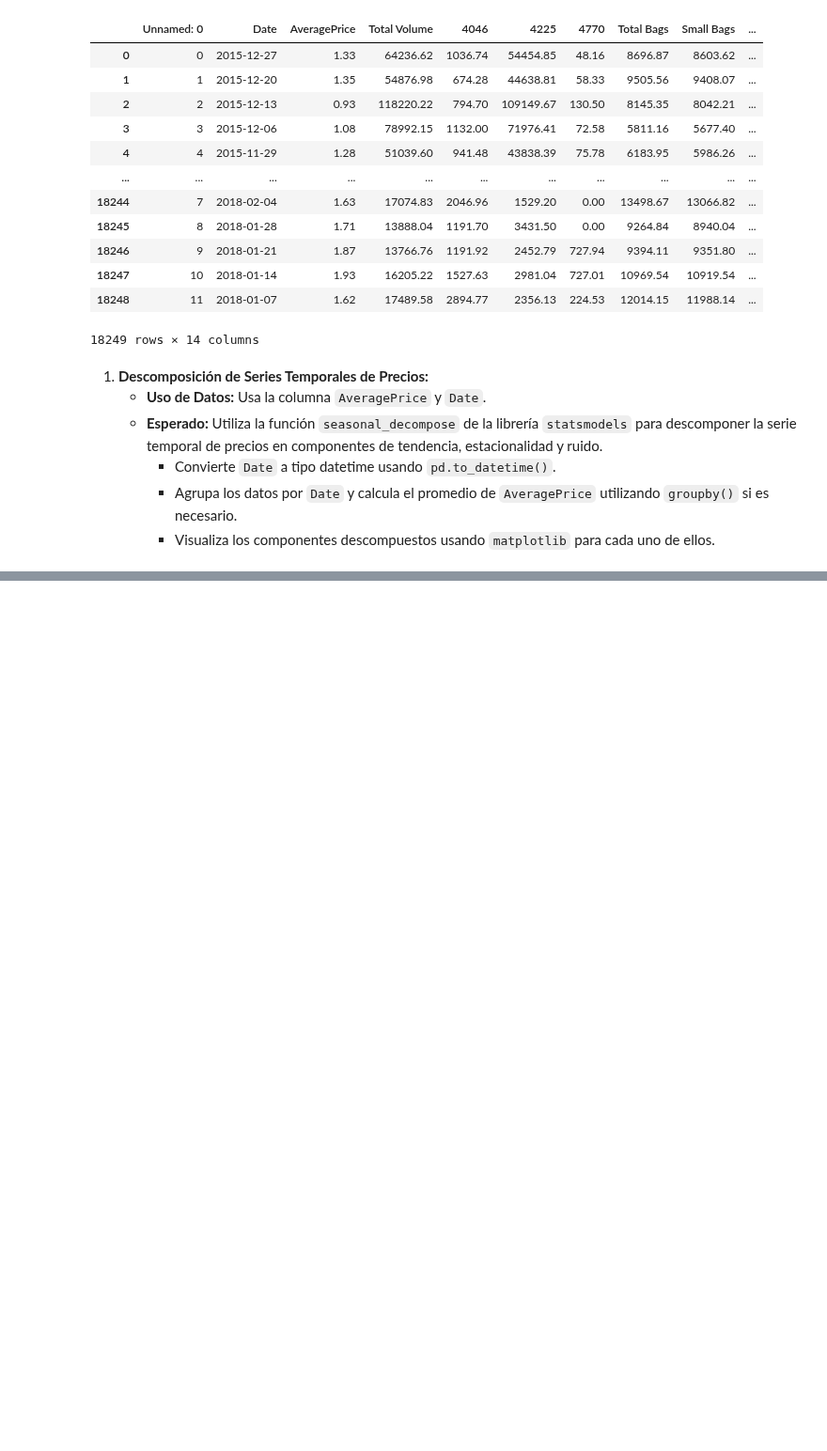
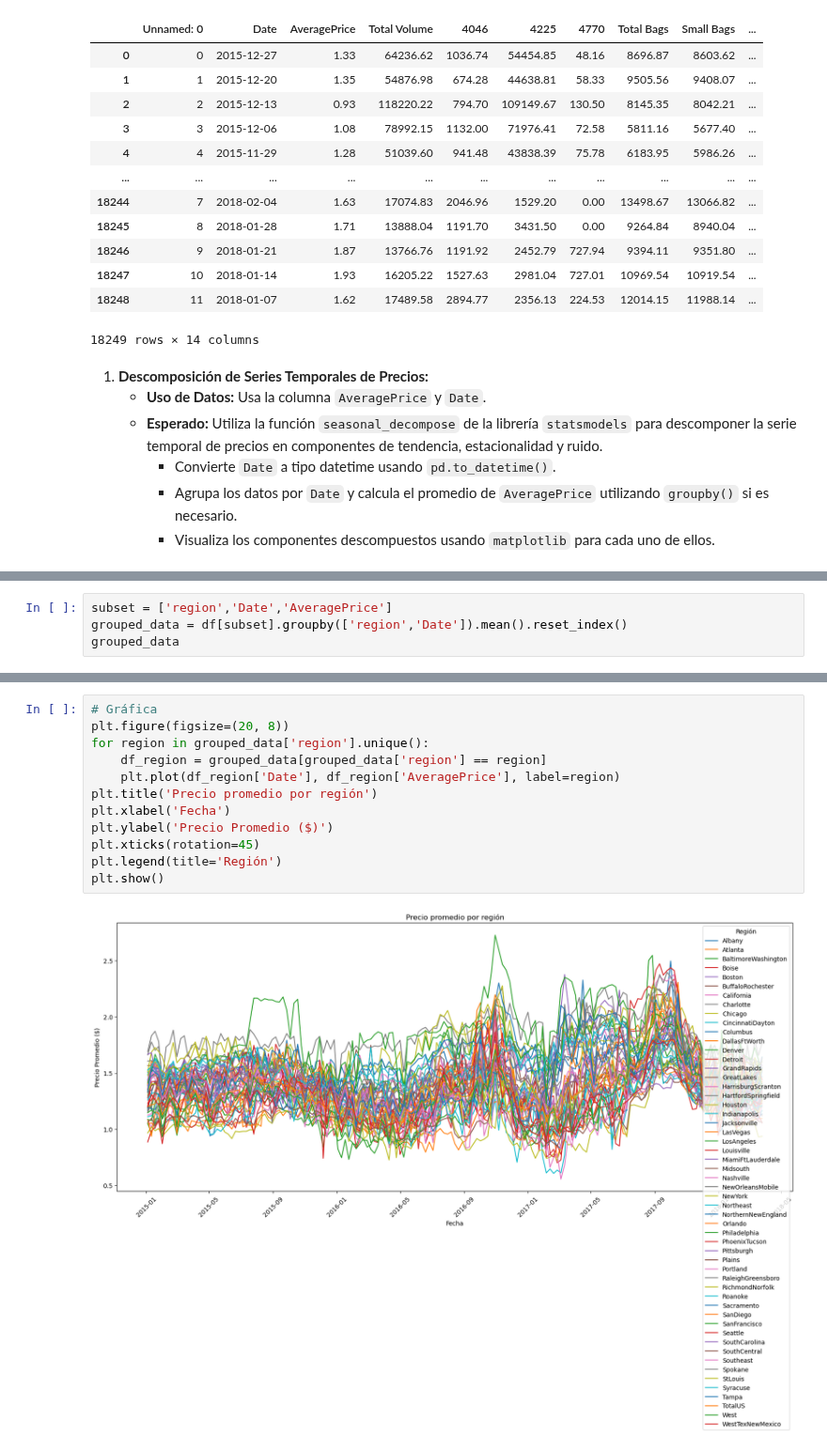
Before and after one commit to albagd77/MAGic-Avocado-TP1, a Jupyter notebook: 01_series_temporales.ipynb, the cells around one changed output, grey strips where cells are left out. Shown at 94% size. Saved outputs shown, nothing was run; the diff lists cells and outputs as text; blank space fills up the shorter version.

```diff
--- a/01_series_temporales.ipynb
+++ b/01_series_temporales.ipynb
@@ -60,0 +84,4 @@ df
+# %%
+subset = ['region','Date','AveragePrice']
+grouped_data = df[subset].groupby(['region','Date']).mean().reset_index()
+grouped_data
@@ -60,0 +102,14 @@ df
+# %%
+# Gráfica
+plt.figure(figsize=(20, 8))
+for region in grouped_data['region'].unique():
+    df_region = grouped_data[grouped_data['region'] == region]
+    plt.plot(df_region['Date'], df_region['AveragePrice'], label=region)
+plt.title('Precio promedio por región')
+plt.xlabel('Fecha')
+plt.ylabel('Precio Promedio ($)')
+plt.xticks(rotation=45)
+plt.legend(title='Región')
+plt.show()
+# %% [output]
+[figure, added]
```
Also changed, not shown: parts of 18 cells of this notebook.
